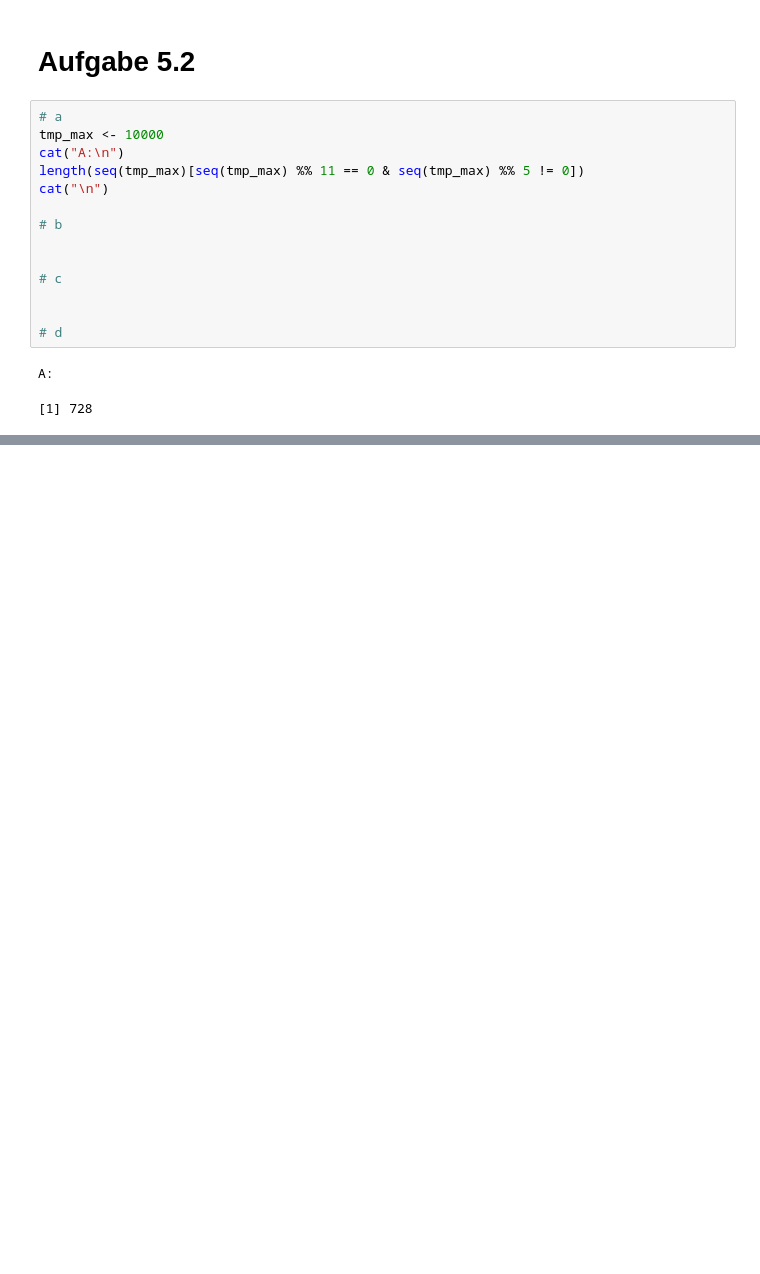
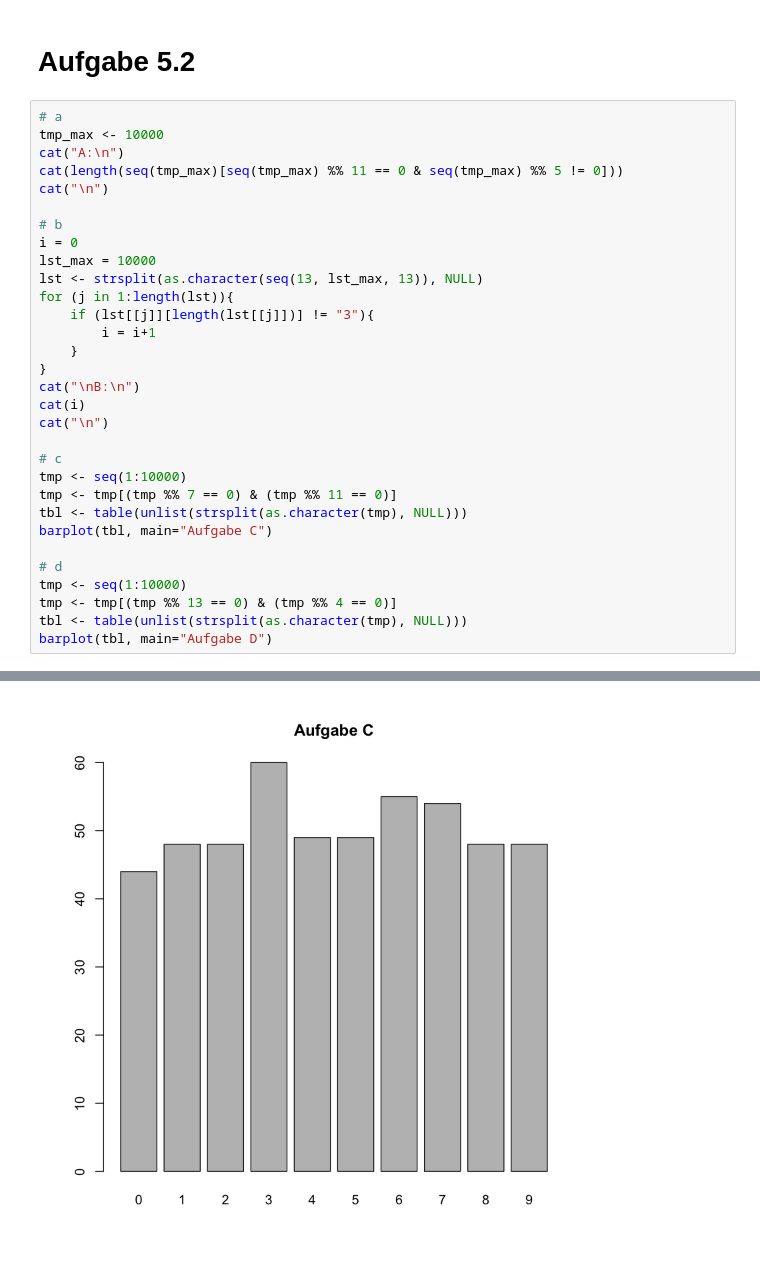
Before and after one commit to jgoerner/Programming-for-DataScience, a Jupyter notebook: Aufgabenblaetter/Aufgabenblatt 5.ipynb, the cells around one changed output, grey strips where cells are left out. Cells and saved outputs as stored; diff of their text form; blank space fills up the shorter version.

Commit message:
Aufgabe 5.2 fertig

```diff
--- a/Aufgabenblaetter/Aufgabenblatt 5.ipynb
+++ b/Aufgabenblaetter/Aufgabenblatt 5.ipynb
@@ -64,20 +64,35 @@ C:
  -1  -1   2 100   4  -1  -1  -1  -1  -1  -1
 # %% [markdown]
 # Aufgabe 5.2
-# %%
-# a
-tmp_max <- 10000
-cat("A:\n")
-length(seq(tmp_max)[seq(tmp_max) %% 11 == 0 & seq(tmp_max) %% 5 != 0])
-cat("\n")
-
-# b
-
-
-# c
-
-
-# d
-# %% [output]
-A:
-[1] 728
+# %%
+# a
+tmp_max <- 10000
+cat("A:\n")
+cat(length(seq(tmp_max)[seq(tmp_max) %% 11 == 0 & seq(tmp_max) %% 5 != 0]))
+cat("\n")
+
+# b
+i = 0
+lst_max = 10000
+lst <- strsplit(as.character(seq(13, lst_max, 13)), NULL)
+for (j in 1:length(lst)){
+    if (lst[[j]][length(lst[[j]])] != "3"){
+        i = i+1
+    }
+}
+cat("\nB:\n")
+cat(i)
+cat("\n")
+
+# c
+tmp <- seq(1:10000)
+tmp <- tmp[(tmp %% 7 == 0) & (tmp %% 11 == 0)]
+tbl <- table(unlist(strsplit(as.character(tmp), NULL)))
+barplot(tbl, main="Aufgabe C")
+
+# d
+tmp <- seq(1:10000)
+tmp <- tmp[(tmp %% 13 == 0) & (tmp %% 4 == 0)]
+tbl <- table(unlist(strsplit(as.character(tmp), NULL)))
+barplot(tbl, main="Aufgabe D")
+# %% [output]
@@ -83,0 +104 @@ A:
+[figure, added]
```
Also changed, not shown: parts of 1 cell of this notebook.
